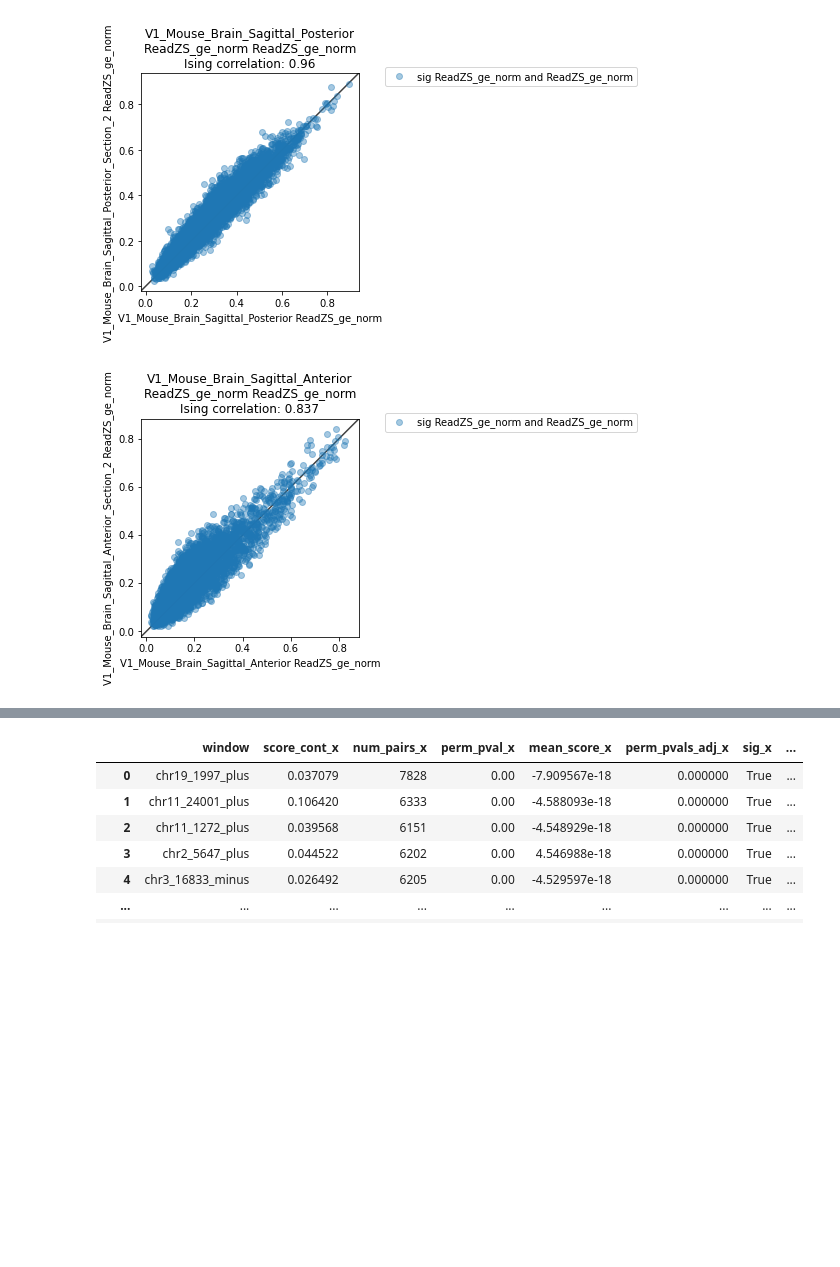
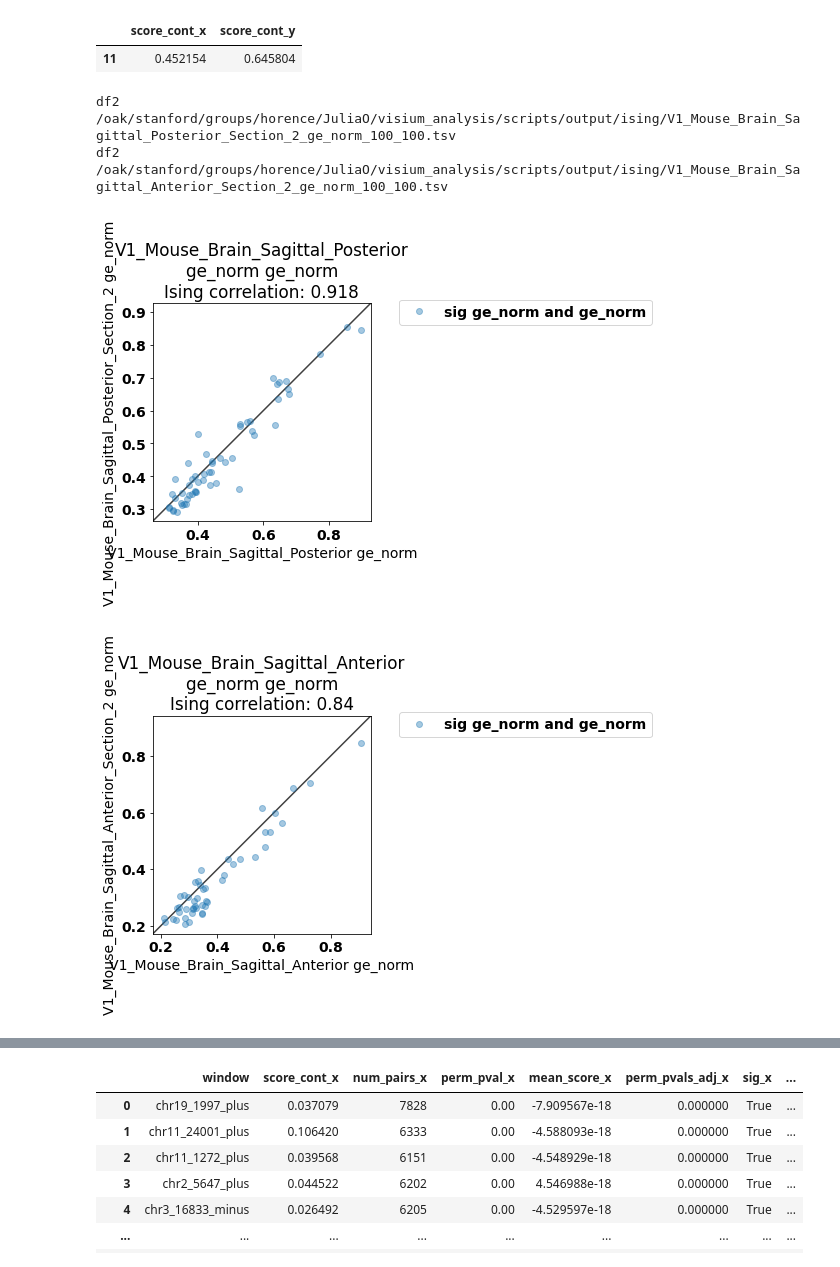
Before and after one commit to juliaolivieri/visium_analysis, a Jupyter notebook: notebooks/analyze_ising.ipynb, the cells around one changed output, grey strips where cells are left out. Saved outputs shown, nothing was run; the diff lists cells and outputs as text; code cells hidden in the pictures; blank space fills up the shorter version.

```diff
--- a/notebooks/analyze_ising.ipynb
+++ b/notebooks/analyze_ising.ipynb
@@ -197,3 +208,8 @@ chr13_4351_plus
+# %%
+merged[merged["gene"] == "Gng13"][["score_cont_x","score_cont_y"]]
+# %% [output]
+|  | score_cont_x | score_cont_y |
+| 11 | 0.452154 | 0.645804 |
 # %%
 outpath = "/oak/stanford/groups/horence/JuliaO/visium_analysis/notebooks/output/analyze_ising/"
 samples = pd.read_csv("/oak/stanford/groups/horence/JuliaO/visium_analysis/notebooks/output/make_samplesheet/spatial.csv",index_col = 0)
@@ -266,18 +282,18 @@ pair_thresh = 1000
 # score1 = "ReadZS_norm"
 # score2 = "ReadZS_ge_norm"
 
-score1 = "ReadZS_ge_norm"
-score2 = "ReadZS_ge_norm"
+# score1 = "ReadZS_ge_norm"
+# score2 = "ReadZS_ge_norm"
 
 # score1 = "SpliZ_norm"
 # score2 = "ge_norm"
 
-# score1 = "ge_norm"
-# score2 = "ge_norm"
+score1 = "ge_norm"
+score2 = "ge_norm"
 
 subset_sig = True
 
-
+pval_col = "perm_pvals_emp_adj"
 
 scores = pd.read_csv("output/make_samplesheet/scores.csv",index_col=0)
 srow = scores.loc[score1]
@@ -288,7 +304,7 @@ datanames = ['V1_Mouse_Brain_Sagittal_Posterior',
        'V1_Mouse_Brain_Sagittal_Anterior']
 
 for dataname in datanames:
-  try:
+#   try:
     dataname1 = dataname
     dataname2 = dataname + "_Section_2"
 
@@ -297,12 +313,13 @@ for dataname in datanames:
     df1 = pd.read_csv(row1[srow["ising"]],sep="\t")
   #   print(df1.shape)
     df2 = pd.read_csv(row2[srow2["ising"]],sep="\t")
+    print("df2",row2[srow2["ising"]])
   #   print(df2.shape)
     if subset_sig:
       df1["sig"] = False
-      df1.loc[df1["perm_pvals_adj"] < 0.05,"sig"] = True
+      df1.loc[df1[pval_col] < 0.05,"sig"] = True
       df2["sig"] = False
-      df2.loc[df2["perm_pvals_adj"] < 0.05,"sig"] = True
+      df2.loc[df2[pval_col] < 0.05,"sig"] = True
 
 
 
@@ -332,34 +349,36 @@ for dataname in datanames:
 
     # text_thresh = 0.05
     text_thresh1 = .15
 #     text_thresh1 = 0
     text_thresh2 =0
 
     sig = []
 
     ax.set_title("{}\n{} {}\nIsing correlation: {:.3}".format(dataname1,score1,score2,spearmanr(merged["score_cont_x"],merged["score_cont_y"]).correlation))
 #     for index, row in merged.iterrows():
 #       if (row["score_cont_x"] > row["score_cont_y"]) & (abs(row["score_cont_x"] > text_thresh1)):
 # #       if (abs(row["score_cont_x"]) > text_thresh1) | (abs(row["score_cont_y"]) > text_thresh2) :
 #         print(row[srow["genecol"]])
 #         ax.text(row["score_cont_x"],row["score_cont_y"],row[srow["genecol"]],fontsize=14)
 #   #       print(row[srow["genecol"]])
 #         sig.append(row[srow["genecol"]])
 
     lims = [
         np.min([ax.get_xlim(), ax.get_ylim()]),  # min of both axes
         np.max([ax.get_xlim(), ax.get_ylim()]),  # max of both axes
     ]
     # now plot both limits against eachother
     ax.plot(lims, lims, 'k-', alpha=0.75, zorder=0)
     ax.set_aspect('equal')
     ax.set_xlim(lims)
     ax.set_ylim(lims)
     plt.legend(bbox_to_anchor=(1.1, 1.05))
     fig.savefig("{}{}_{}_{}_{}.png".format(outpath,dataname1,dataname2,score1,score2),bbox_inches="tight")
     fig.show()
-  except Exception as e:
-    print(e)
+#   except Exception as e:
+#     print(e)
 # %% [output]
+df2 /oak/stanford/groups/horence/JuliaO/visium_analysis/scripts/output/ising/V1_Mouse_Brain_Sagittal_Posterior_Section_2_ge_norm_100_100.tsv
+df2 /oak/stanford/groups/horence/JuliaO/visium_analysis/scripts/output/ising/V1_Mouse_Brain_Sagittal_Anterior_Section_2_ge_norm_100_100.tsv
-[figure, old version]
+[figure, new version]
-[figure, old version]
+[figure, new version]
```
Also changed, not shown: parts of 4 cells of this notebook, 9 other files.
